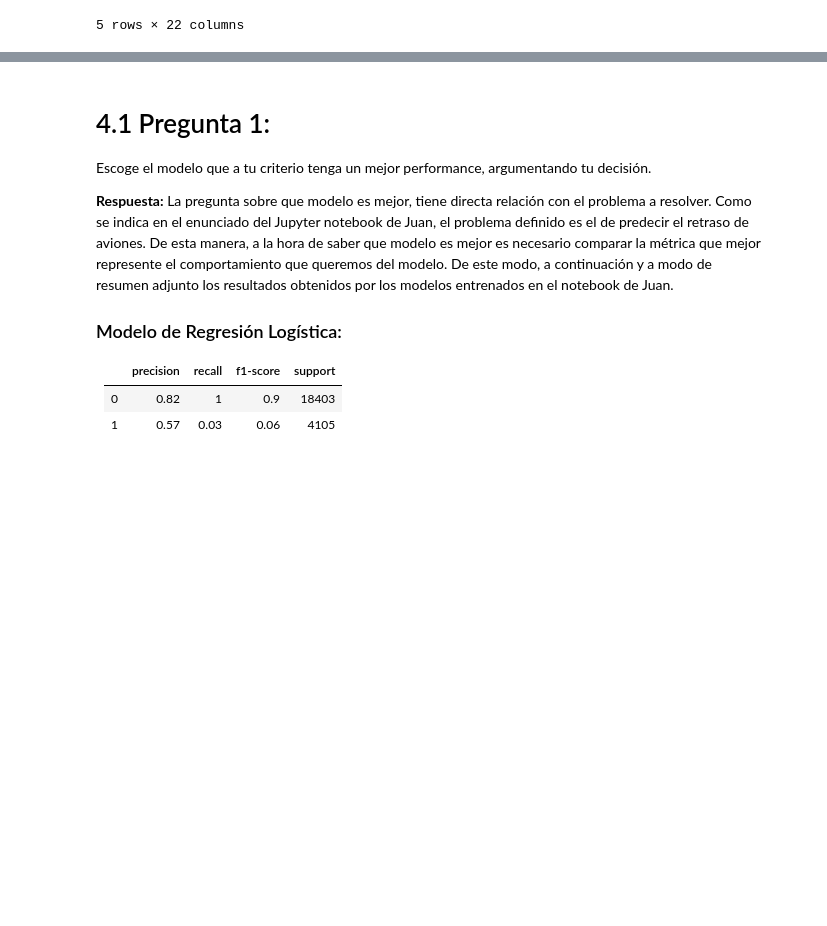
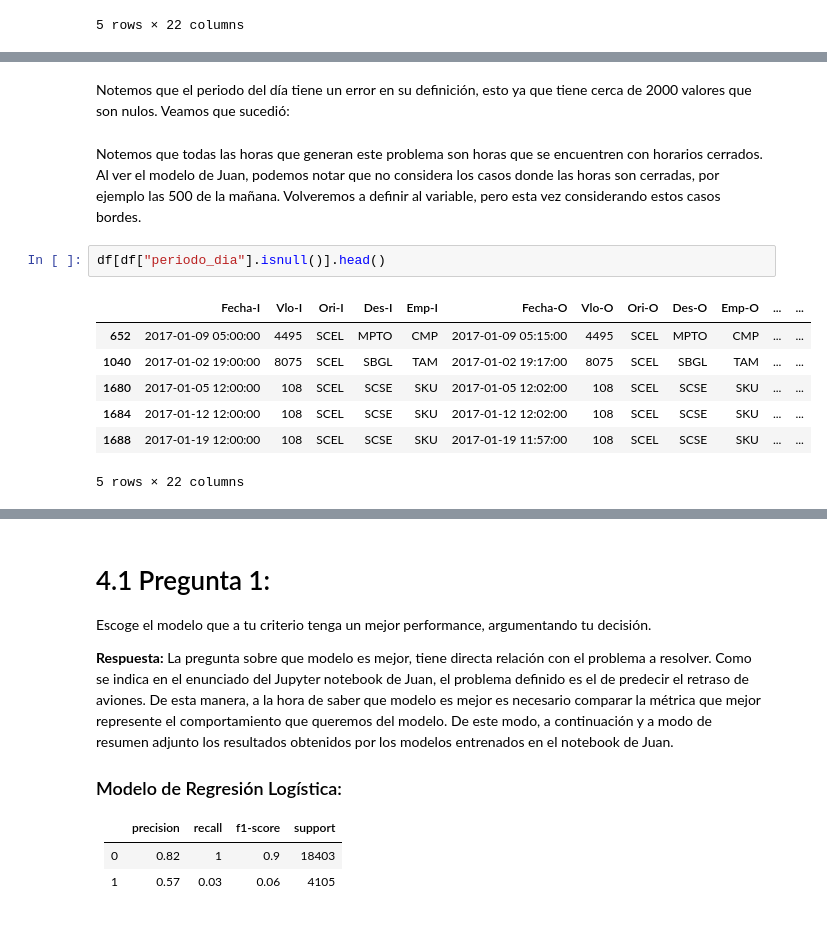
Before and after one commit to rocholaky/NeuralWorksChallenge, a Jupyter notebook: mlapi.ipynb, the cells around one changed output, grey strips where cells are left out. Drawn from its saved outputs; the diff is of its cells as text; blank space fills up the shorter version.

```diff
--- a/mlapi.ipynb
+++ b/mlapi.ipynb
@@ -73,0 +121,14 @@ CLASSIFIER_FACTORY = mf.ModelFactory()
+# %% [markdown]
+Notemos que el periodo del día tiene un error en su definición, esto ya que tiene cerca de 2000 valores que son nulos. Veamos que sucedió:
+# %% [markdown]
+Notemos que todas las horas que generan este problema son horas que se encuentren con horarios cerrados. Al ver el modelo de Juan, podemos notar que no considera los casos donde las horas son cerradas, por ejemplo las 500 de la mañana. Volveremos a definir al variable, pero esta vez considerando estos casos bordes.
+# %%
+df[df["periodo_dia"].isnull()].head()
+# %% [output]
+|  | Fecha-I | Vlo-I | Ori-I | Des-I | Emp-I | Fecha-O | Vlo-O | Ori-O | Des-O | Emp-O | ... | ... |
+| 652 | 2017-01-09 05:00:00 | 4495 | SCEL | MPTO | CMP | 2017-01-09 05:15:00 | 4495 | SCEL | MPTO | CMP | ... | ... |
+| 1040 | 2017-01-02 19:00:00 | 8075 | SCEL | SBGL | TAM | 2017-01-02 19:17:00 | 8075 | SCEL | SBGL | TAM | ... | ... |
+| 1680 | 2017-01-05 12:00:00 | 108 | SCEL | SCSE | SKU | 2017-01-05 12:02:00 | 108 | SCEL | SCSE | SKU | ... | ... |
+| 1684 | 2017-01-12 12:00:00 | 108 | SCEL | SCSE | SKU | 2017-01-12 12:02:00 | 108 | SCEL | SCSE | SKU | ... | ... |
+| 1688 | 2017-01-19 12:00:00 | 108 | SCEL | SCSE | SKU | 2017-01-19 11:57:00 | 108 | SCEL | SCSE | SKU | ... | ... |
+5 rows × 22 columns
```
Also changed, not shown: parts of 81 cells of this notebook, 3 other files.
